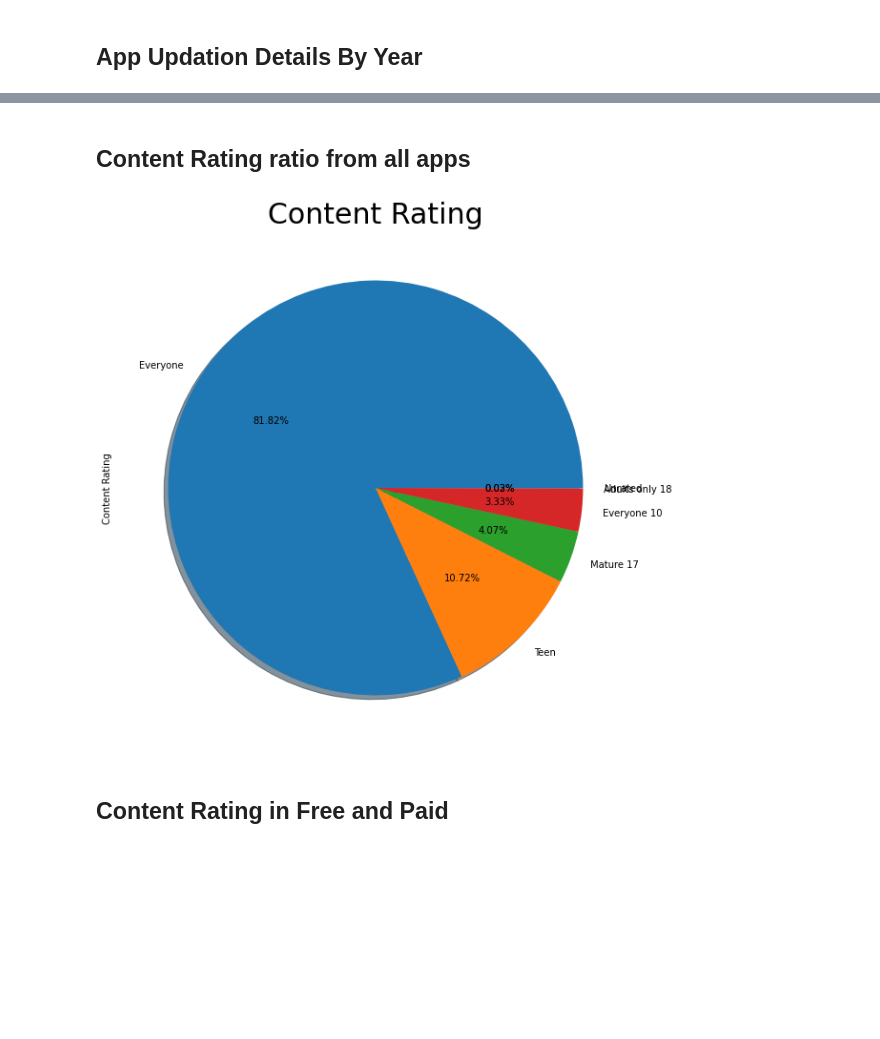
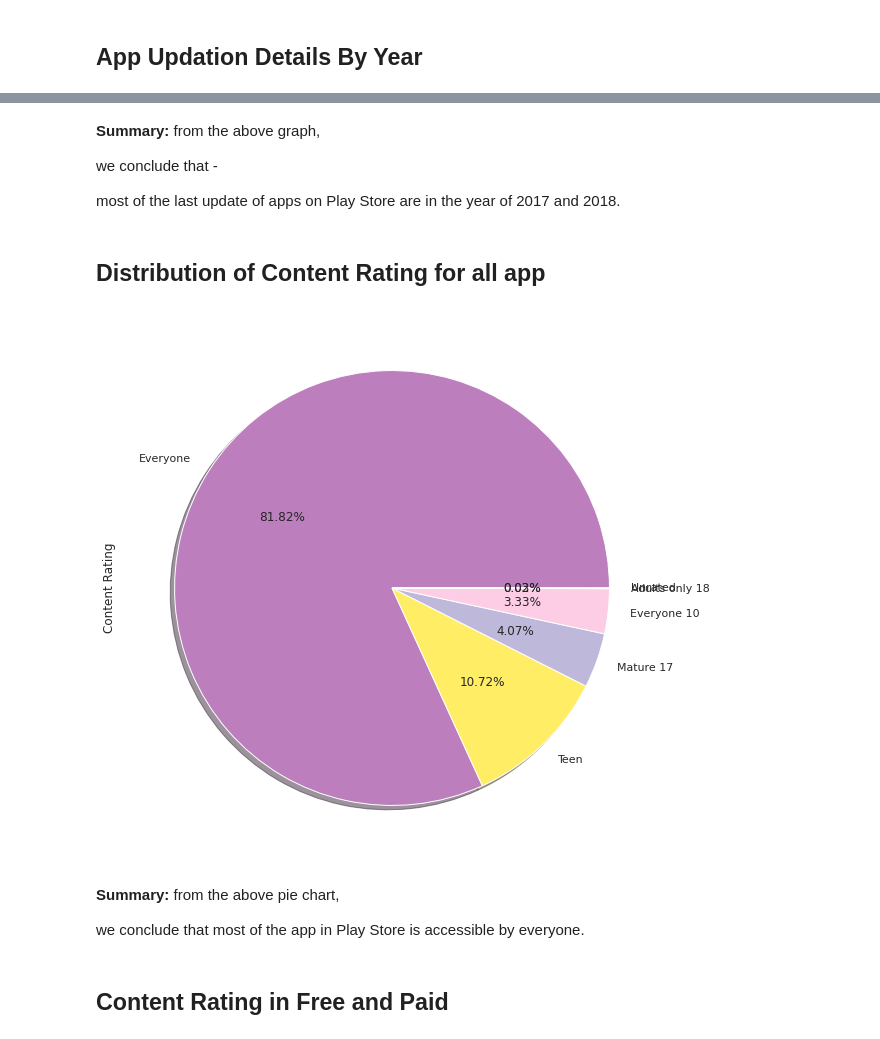
Before and after one commit to Shreya-data/Play-Store-App-Reviews-Analysis, a Jupyter notebook: playstore_Reviews.ipynb, the cells around one changed output, grey strips where cells are left out. Saved outputs shown, nothing was run; the diff lists cells and outputs as text; code cells hidden in the pictures; blank space fills up the shorter version.

```diff
--- a/playstore_Reviews.ipynb
+++ b/playstore_Reviews.ipynb
@@ -883,13 +915,25 @@ plt.show()
+# %% [markdown]
+**Summary:**
+from the above graph,
+
+we conclude that -
+
+most of the last update of apps on Play Store are in the year of 2017 and 2018.
 # %% [markdown]
-**Content Rating ratio from all apps**
+**Distribution of Content Rating for all app**
 --
 # %%
-plt.figure(figsize=(10,10))
-pd.value_counts(play_store_data2["Content Rating"]).plot(kind = 'pie',  autopct='%1.2f%%', shadow=True)
-plt.title("Content Rating",fontsize=30)
+plt.figure(figsize=(15,10))
+colors=["#bd7ebe", "#ffee65", "#beb9db", "#fdcce5", "#8bd3c7"]
+pd.value_counts(play_store_data2["Content Rating"]).plot(kind = 'pie',  autopct='%1.2f%%', shadow=True,colors=colors)
 plt.show()
 # %% [output]
-[figure, old version]
+[figure, new version]
+# %% [markdown]
+**Summary:**
+from the above pie chart,
+
+we conclude that most of the app in Play Store is accessible by everyone.
 # %% [markdown]
 **Content Rating in Free and Paid**
 --
```
Also changed, not shown: parts of 32 cells of this notebook.
